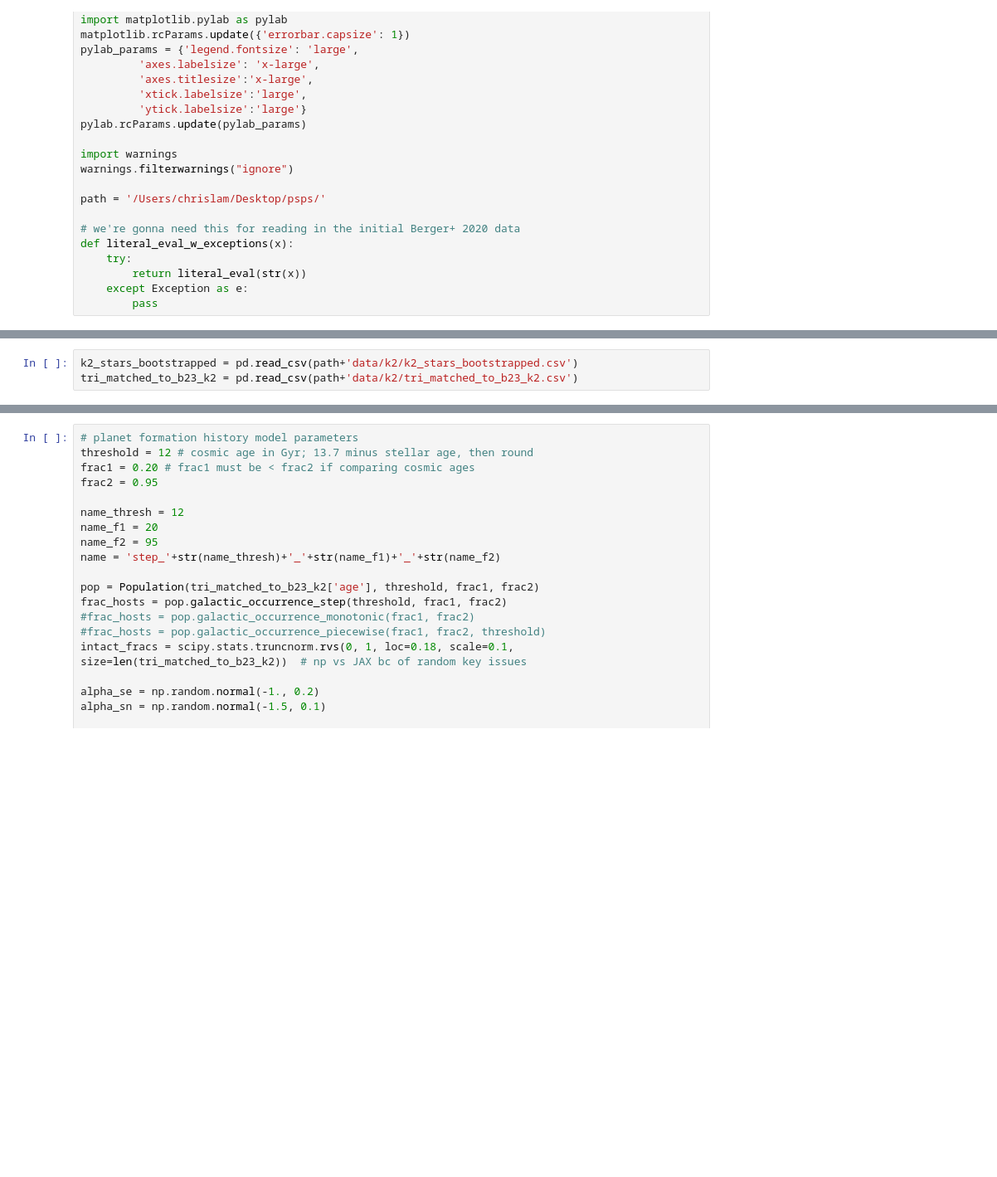
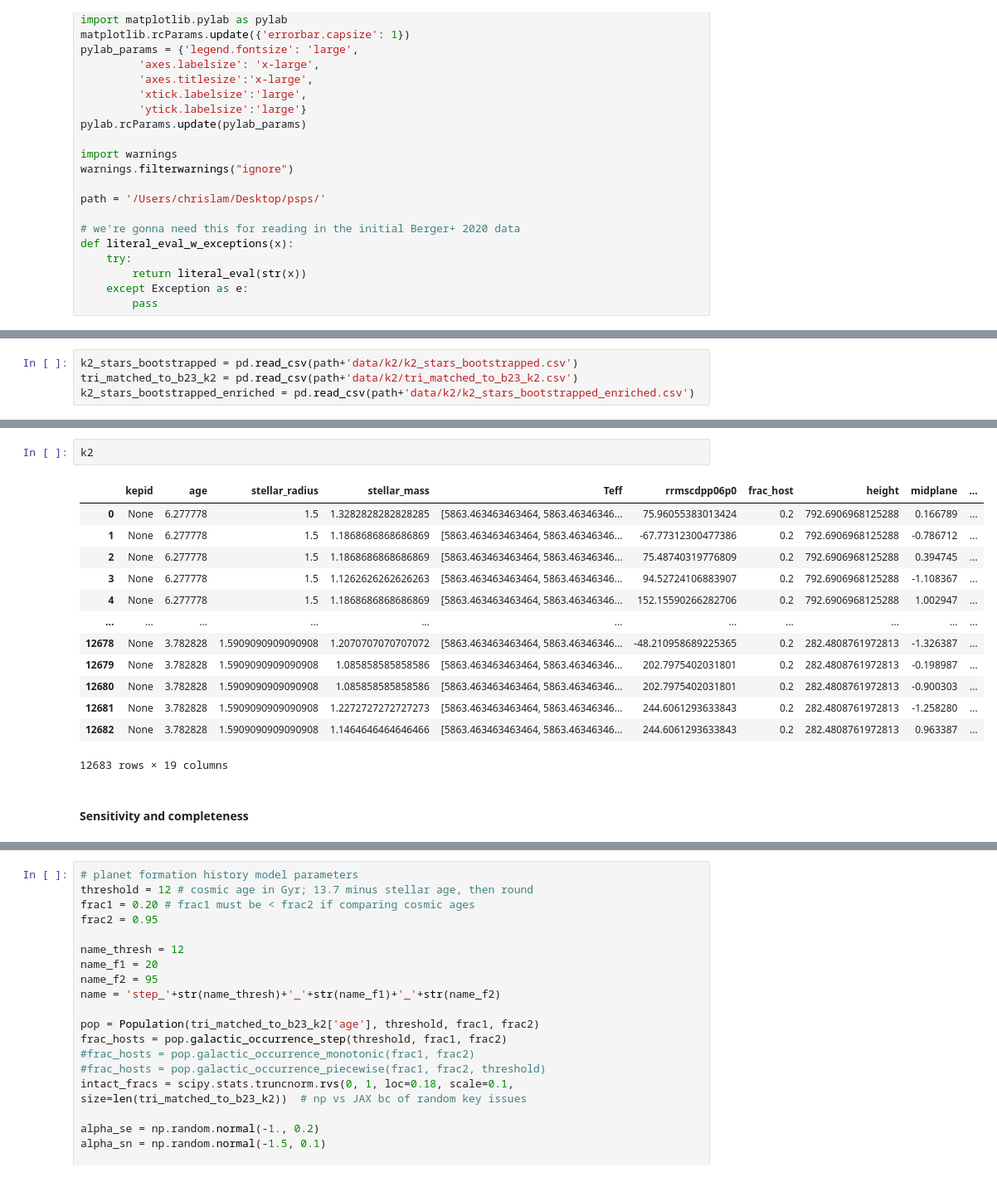
Before and after one commit to exoclam/psps, a Jupyter notebook: k2_planets.ipynb, the cells around one changed output, grey strips where cells are left out. Shown at 83% size. Cells and saved outputs as stored; diff of their text form; blank space fills up the shorter version.

```diff
--- a/k2_planets.ipynb
+++ b/k2_planets.ipynb
@@ -136,3 +138,4 @@ def recovery_fraction(mes, a, k, l):
 # %%
 k2_stars_bootstrapped = pd.read_csv(path+'data/k2/k2_stars_bootstrapped.csv')
 tri_matched_to_b23_k2 = pd.read_csv(path+'data/k2/tri_matched_to_b23_k2.csv')
+k2_stars_bootstrapped_enriched = pd.read_csv(path+'data/k2/k2_stars_bootstrapped_enriched.csv')
@@ -169,0 +229,18 @@ print(k2_stars_cdpps)
+# %%
+k2
+# %% [output]
+|  | kepid | age | stellar_radius | stellar_mass | Teff | rrmscdpp06p0 | frac_host | height | midplane | ... |
+| 0 | None | 6.277778 | 1.5 | 1.3282828282828285 | [5863.463463463464, 5863.46346346... | 75.96055383013424 | 0.2 | 792.6906968125288 | 0.166789 | ... |
+| 1 | None | 6.277778 | 1.5 | 1.1868686868686869 | [5863.463463463464, 5863.46346346... | -67.77312300477386 | 0.2 | 792.6906968125288 | -0.786712 | ... |
+| 2 | None | 6.277778 | 1.5 | 1.1868686868686869 | [5863.463463463464, 5863.46346346... | 75.48740319776809 | 0.2 | 792.6906968125288 | 0.394745 | ... |
+| 3 | None | 6.277778 | 1.5 | 1.1262626262626263 | [5863.463463463464, 5863.46346346... | 94.52724106883907 | 0.2 | 792.6906968125288 | -1.108367 | ... |
+| 4 | None | 6.277778 | 1.5 | 1.1868686868686869 | [5863.463463463464, 5863.46346346... | 152.15590266282706 | 0.2 | 792.6906968125288 | 1.002947 | ... |
+| ... | ... | ... | ... | ... | ... | ... | ... | ... | ... | ... |
+| 12678 | None | 3.782828 | 1.5909090909090908 | 1.2070707070707072 | [5863.463463463464, 5863.46346346... | -48.210958689225365 | 0.2 | 282.4808761972813 | -1.326387 | ... |
+| 12679 | None | 3.782828 | 1.5909090909090908 | 1.085858585858586 | [5863.463463463464, 5863.46346346... | 202.7975402031801 | 0.2 | 282.4808761972813 | -0.198987 | ... |
+| 12680 | None | 3.782828 | 1.5909090909090908 | 1.085858585858586 | [5863.463463463464, 5863.46346346... | 202.7975402031801 | 0.2 | 282.4808761972813 | -0.900303 | ... |
+| 12681 | None | 3.782828 | 1.5909090909090908 | 1.2272727272727273 | [5863.463463463464, 5863.46346346... | 244.6061293633843 | 0.2 | 282.4808761972813 | -1.258280 | ... |
+| 12682 | None | 3.782828 | 1.5909090909090908 | 1.1464646464646466 | [5863.463463463464, 5863.46346346... | 244.6061293633843 | 0.2 | 282.4808761972813 | 0.963387 | ... |
+12683 rows × 19 columns
+# %% [markdown]
+#### Sensitivity and completeness
```
Also changed, not shown: parts of 6 cells of this notebook, 2 other files.
